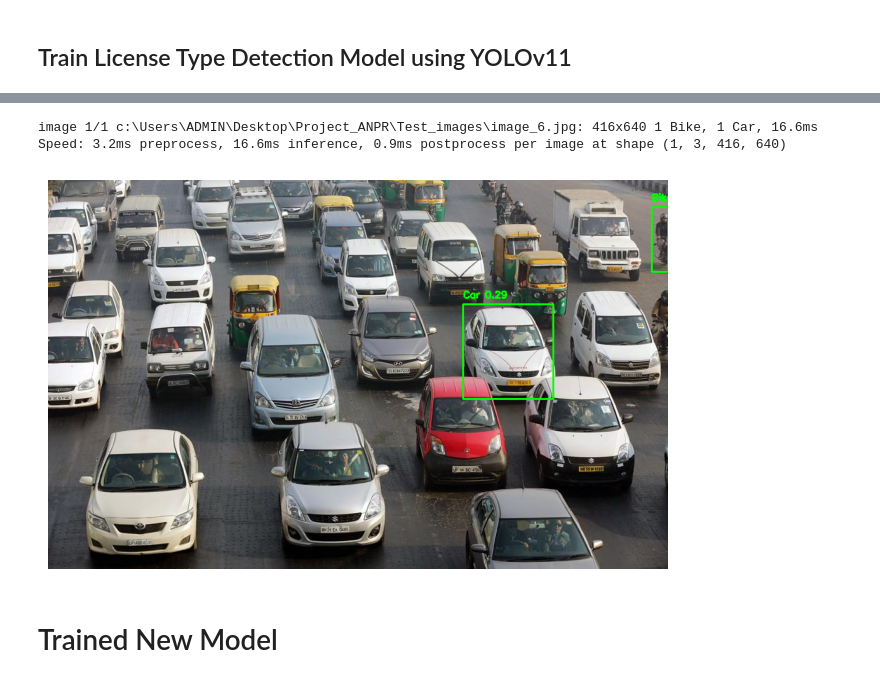
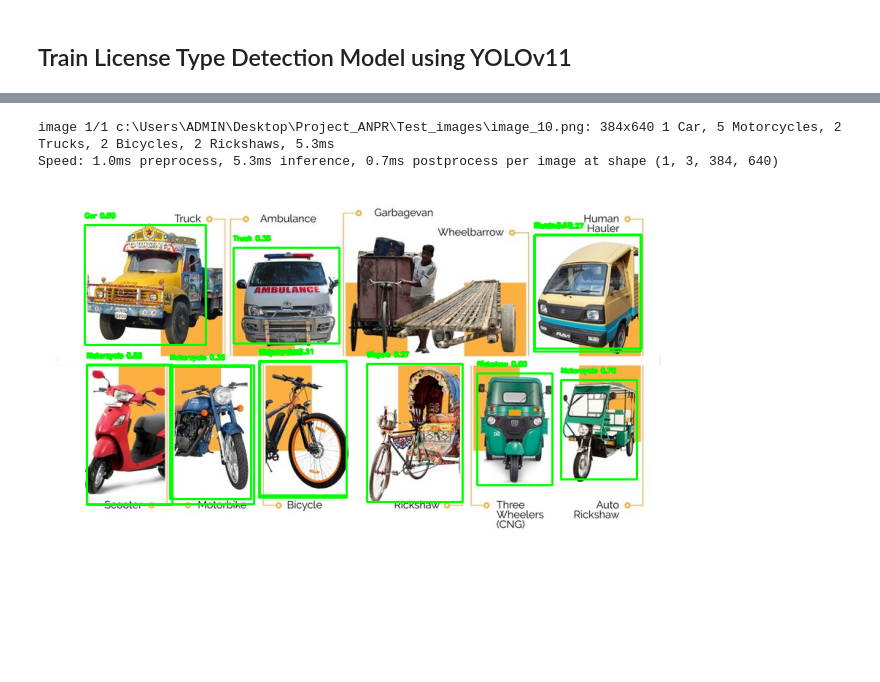
Before and after one commit to AtlantaANPR/project_ANPR, a Jupyter notebook: Train_Vehicle_Type_Detection_Model.ipynb, the cells around one changed output, grey strips where cells are left out. Cells and saved outputs as stored; diff of their text form; code cells hidden in the pictures; blank space fills up the shorter version.

Commit message:
Trained Vehicle Classification Model

```diff
--- a/Train_Vehicle_Type_Detection_Model.ipynb
+++ b/Train_Vehicle_Type_Detection_Model.ipynb
@@ -42,40 +62,36 @@ KeyboardInterrupt:
 # %%
 import torch
 import cv2
 import numpy as np
 import matplotlib.pyplot as plt
 from ultralytics import YOLO
 
-model = YOLO("C:\\Users\\ADMIN\\Desktop\\Project_ANPR\\runs\\detect\\train3\\weights\\best.pt")
+model = YOLO("C:\\Users\\ADMIN\\Desktop\\Project_ANPR\\runs\\detect\\train2\\weights\\best.pt")
 
-image_path = "Test_images\\image_6.jpg"  # Replace with your test image path
-results = model(image_path)  # Run inference
-
+image_path = "Test_images/image_10.png"  # Replace with your test image path
+results = model(image_path)  # Lower from default (0.5)
 
 # Load image using OpenCV
 image = cv2.imread(image_path)
 image = cv2.cvtColor(image, cv2.COLOR_BGR2RGB)  # Convert BGR to RGB for correct visualization
 
 # Loop through detection results
 for result in results:
     for box in result.boxes:
         x1, y1, x2, y2 = map(int, box.xyxy[0])  # Bounding box coordinates
         conf = float(box.conf[0])  # Confidence score
         cls = int(box.cls[0])  # Class index
         label = f"{model.names[cls]} {conf:.2f}"  # Label with class name & confidence
 
         # Draw bounding box & label on image
         cv2.rectangle(image, (x1, y1), (x2, y2), (0, 255, 0), 2)
-        cv2.putText(image, label, (x1, y1 - 10), cv2.FONT_HERSHEY_SIMPLEX, 0.5, (0, 255, 0), 2)
-
+        cv2.putText(image, label, (x1, y1 - 10), cv2.FONT_HERSHEY_SIMPLEX, 0.3, (0, 255, 0), 2)
 # Display the result
 plt.figure(figsize=(8, 6))
 plt.imshow(image)
 plt.axis("off")
 plt.show()
 # %% [output]
-image 1/1 c:\Users\ADMIN\Desktop\Project_ANPR\Test_images\image_6.jpg: 416x640 1 Bike, 1 Car, 16.6ms
-Speed: 3.2ms preprocess, 16.6ms inference, 0.9ms postprocess per image at shape (1, 3, 416, 640)
+image 1/1 c:\Users\ADMIN\Desktop\Project_ANPR\Test_images\image_10.png: 384x640 1 Car, 5 Motorcycles, 2 Trucks, 2 Bicycles, 2 Rickshaws, 5.3ms
+Speed: 1.0ms preprocess, 5.3ms inference, 0.7ms postprocess per image at shape (1, 3, 384, 640)
-[figure, old version]
+[figure, new version]
-# %% [markdown]
-# Trained New Model
```
Also changed, not shown: parts of 3 cells of this notebook, 30 other files.
